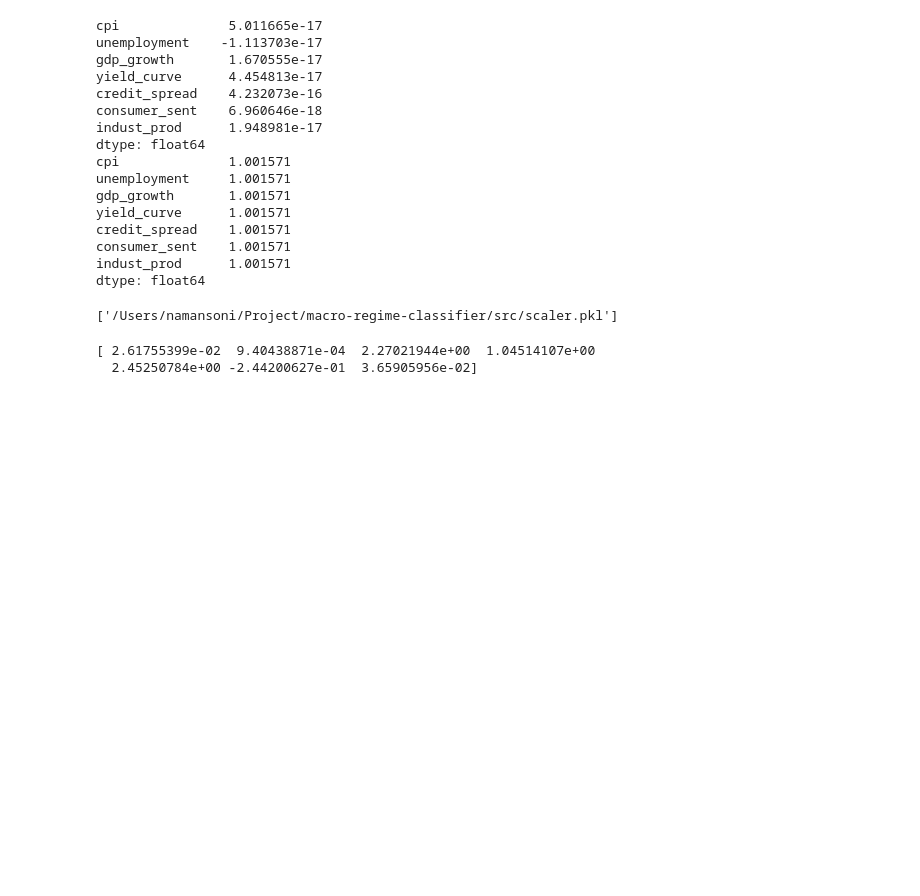
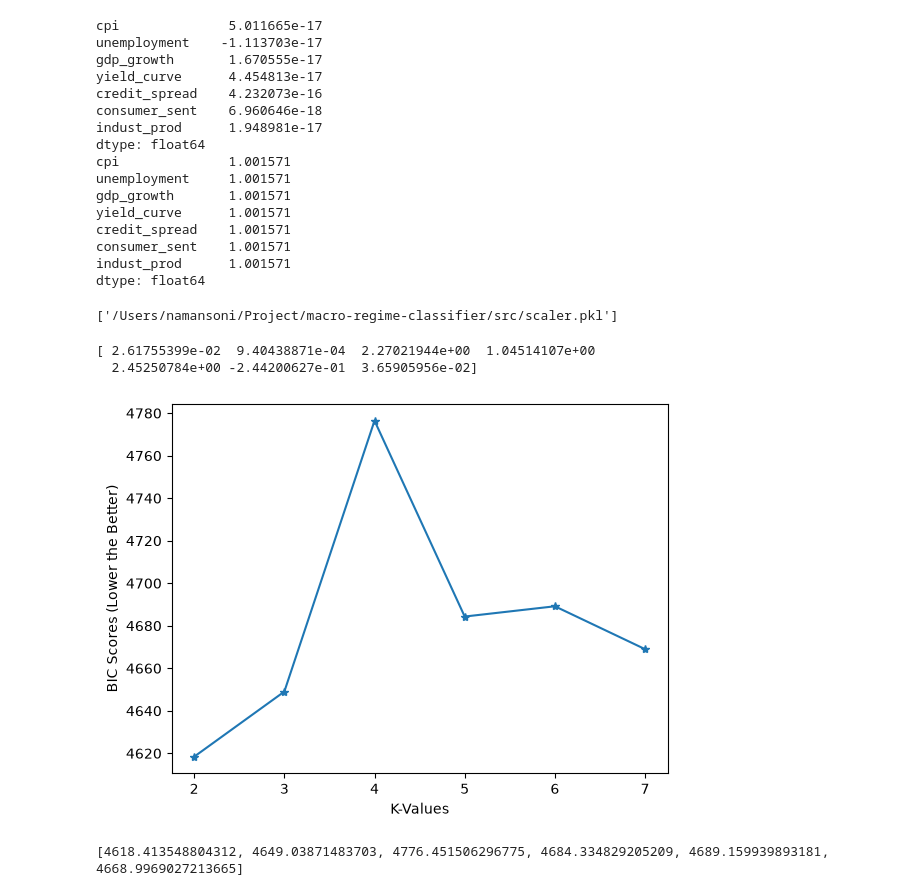
Before and after one commit to NamanSoni31/macro-regime-classifier, a Jupyter notebook: notebooks/02_regime_model.ipynb, the cells around one changed output. Cells and saved outputs as stored; diff of their text form; code cells hidden in the pictures; blank space fills up the shorter version.

Commit message:
Week 2 Day 2 -> Fit Gaussian Mixture on K= 2 to K = 7 and record BIC scores

```diff
--- a/notebooks/02_regime_model.ipynb
+++ b/notebooks/02_regime_model.ipynb
@@ -54,6 +36,6 @@ print(type(new_df))
 # %%
-new_df = pd.DataFrame(arrays, index = df.index, columns = df.columns)
-print(new_df)
+scaled_df = pd.DataFrame(arrays, index = df.index, columns = df.columns)
+print(scaled_df)
 # %% [output]
                  cpi  unemployment  gdp_growth  yield_curve  credit_spread  \
 2000-01-31  0.640496      0.155636   -0.195286    -1.013349      -1.040280
@@ -109,0 +94,18 @@ print(loaded_scaler.mean_)
+# %%
+bic_scores = []
+
+for i in range(2, 8):
+    mixture = GaussianMixture(i, n_init = 10, random_state = 42)
+    mixture.fit(scaled_df)
+    bic_scores.append(mixture.bic(scaled_df))
+
+k_values = list(range(2,8))
+plt.plot(k_values, bic_scores, marker = '*')
+plt.xlabel('K-Values')
+plt.ylabel('BIC Scores (Lower the Better)')
+plt.savefig(os.path.join(project_root, 'outputs', 'bic_curve.png'), dpi = 150, bbox_inches = 'tight')
+plt.show()
+print(bic_scores)
+# %% [output]
+[figure, added]
+[4618.413548804312, 4649.03871483703, 4776.451506296775, 4684.334829205209, 4689.159939893181, 4668.9969027213665]
```
Also changed, not shown: parts of 4 cells of this notebook, 2 other files.
